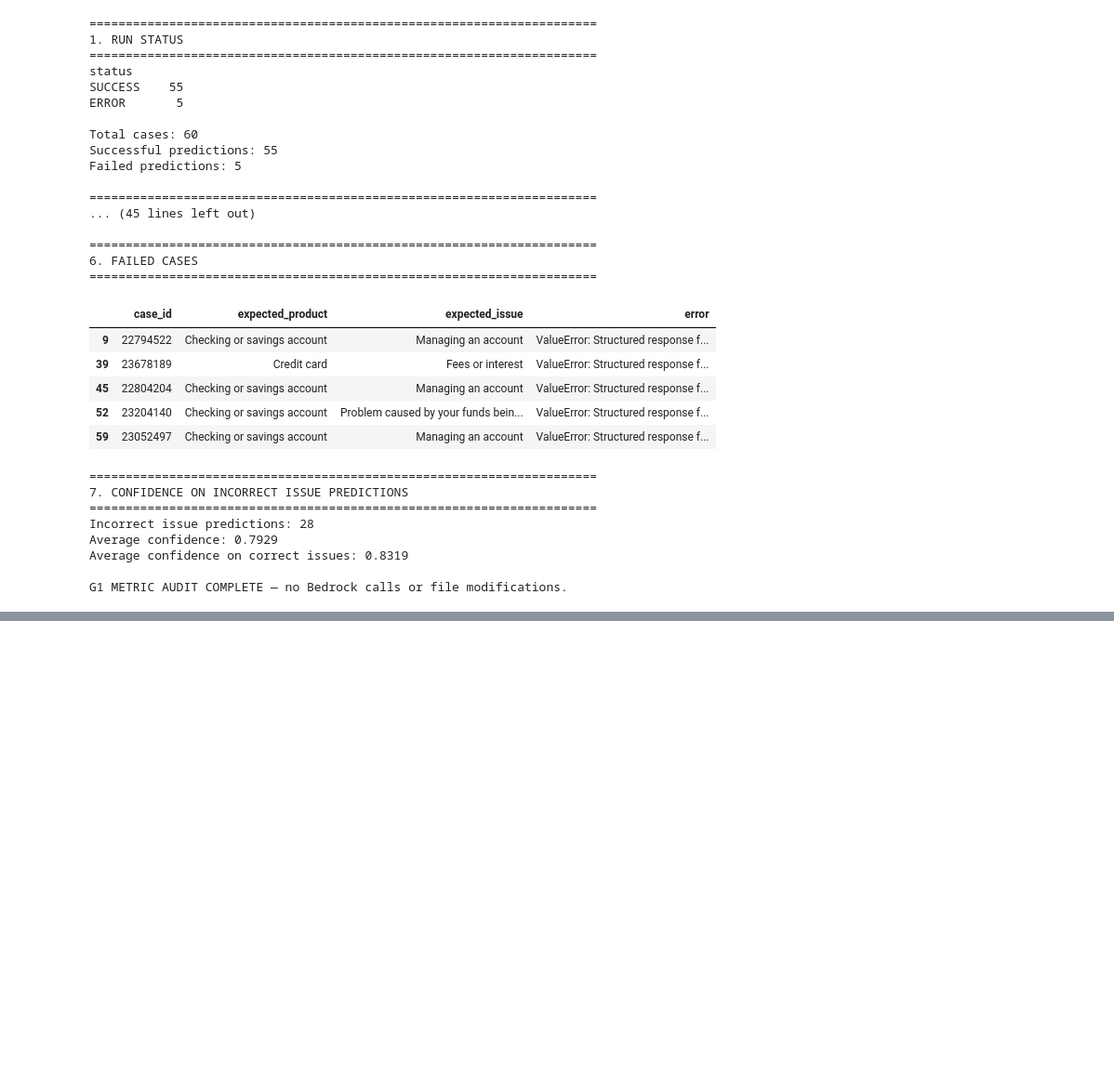
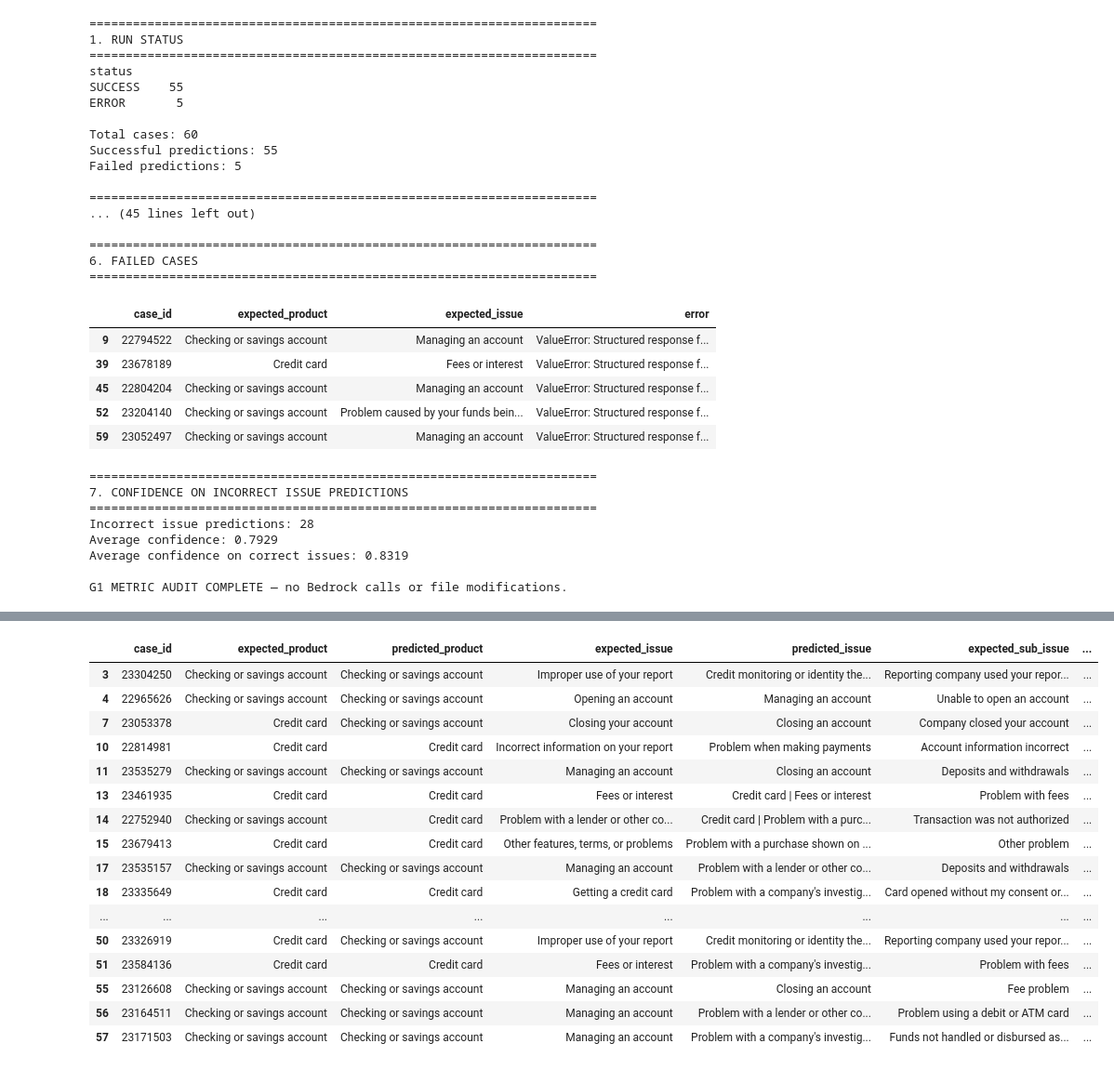
Before and after one commit to jp210995/COMPLAINTIQ, a Jupyter notebook: notebooks/06_eval.ipynb, the cells around one changed output, grey strips where cells are left out. Shown at 93% size. Cells and saved outputs as stored; diff of their text form; code cells hidden in the pictures; blank space fills up the shorter version.

```diff
--- a/notebooks/06_eval.ipynb
+++ b/notebooks/06_eval.ipynb
@@ -29389,0 +30441,65 @@ G1 METRIC AUDIT COMPLETE — no Bedrock calls or file modifications.
+# %%
+import pandas as pd
+from pathlib import Path
+
+ROOT = Path("/home/sagemaker-user/complaintiq")
+RESULTS_DIR = ROOT / "eval" / "results" / "G1_triage_evaluation"
+
+files = sorted(RESULTS_DIR.glob("run_*/G1_triage_predictions.csv"))
+
+if not files:
+    raise FileNotFoundError("No G1 prediction files found")
+
+prediction_file = files[-1]
+df = pd.read_csv(prediction_file)
+
+print("Prediction file:", prediction_file)
+print("Total cases:", len(df))
+
+successful = df[df["status"] == "SUCCESS"].copy()
+
+product_errors = successful[~successful["product_correct"].astype(bool)]
+issue_errors = successful[~successful["issue_correct"].astype(bool)]
+
+both_errors = successful[
+    (~successful["product_correct"].astype(bool)) &
+    (~successful["issue_correct"].astype(bool))
+]
+
+print("\n" + "=" * 80)
+print("ERROR SUMMARY")
+print("=" * 80)
+print("Successful cases:", len(successful))
+print("Product errors:", len(product_errors))
+print("Issue errors:", len(issue_errors))
+print("Both product and issue incorrect:", len(both_errors))
+
+print("\n" + "=" * 80)
+print("PRODUCT MISCLASSIFICATIONS")
+print("=" * 80)
+
+display(product_errors[
+    ["case_id", "expected_product", "predicted_product",
+     "expected_issue", "predicted_issue", "confidence"]
+])
+
+print("\n" + "=" * 80)
+print("ISSUE MISCLASSIFICATIONS")
+print("=" * 80)
+
+display(issue_errors[
+    ["case_id", "expected_product", "predicted_product",
+     "expected_issue", "predicted_issue", "expected_sub_issue",
+     "confidence"]
+])
+
+print("\n" + "=" * 80)
+print("CASES WHERE BOTH PRODUCT AND ISSUE ARE INCORRECT")
+print("=" * 80)
+
+display(both_errors[
+    ["case_id", "expected_product", "predicted_product",
+     "expected_issue", "predicted_issue", "expected_sub_issue",
+     "confidence"]
+])
+# %% [output]
@@ -29389,0 +30529,17 @@ G1 METRIC AUDIT COMPLETE — no Bedrock calls or file modifications.
+|  | case_id | expected_product | predicted_product | expected_issue | predicted_issue | expected_sub_issue | ... |
+| 3 | 23304250 | Checking or savings account | Checking or savings account | Improper use of your report | Credit monitoring or identity the... | Reporting company used your repor... | ... |
+| 4 | 22965626 | Checking or savings account | Checking or savings account | Opening an account | Managing an account | Unable to open an account | ... |
+| 7 | 23053378 | Credit card | Checking or savings account | Closing your account | Closing an account | Company closed your account | ... |
+| 10 | 22814981 | Credit card | Credit card | Incorrect information on your report | Problem when making payments | Account information incorrect | ... |
+| 11 | 23535279 | Checking or savings account | Checking or savings account | Managing an account | Closing an account | Deposits and withdrawals | ... |
+| 13 | 23461935 | Credit card | Credit card | Fees or interest | Credit card | Fees or interest | Problem with fees | ... |
+| 14 | 22752940 | Checking or savings account | Credit card | Problem with a lender or other co... | Credit card | Problem with a purc... | Transaction was not authorized | ... |
+| 15 | 23679413 | Credit card | Credit card | Other features, terms, or problems | Problem with a purchase shown on ... | Other problem | ... |
+| 17 | 23535157 | Checking or savings account | Checking or savings account | Managing an account | Problem with a lender or other co... | Deposits and withdrawals | ... |
+| 18 | 23335649 | Credit card | Credit card | Getting a credit card | Problem with a company's investig... | Card opened without my consent or... | ... |
+| ... | ... | ... | ... | ... | ... | ... | ... |
+| 50 | 23326919 | Credit card | Checking or savings account | Improper use of your report | Credit monitoring or identity the... | Reporting company used your repor... | ... |
+| 51 | 23584136 | Credit card | Credit card | Fees or interest | Problem with a company's investig... | Problem with fees | ... |
+| 55 | 23126608 | Checking or savings account | Checking or savings account | Managing an account | Closing an account | Fee problem | ... |
+| 56 | 23164511 | Checking or savings account | Checking or savings account | Managing an account | Problem with a lender or other co... | Problem using a debit or ATM card | ... |
+| 57 | 23171503 | Checking or savings account | Checking or savings account | Managing an account | Problem with a company's investig... | Funds not handled or disbursed as... | ... |
```
Also changed, not shown: parts of 17 cells of this notebook, 13 other files.
